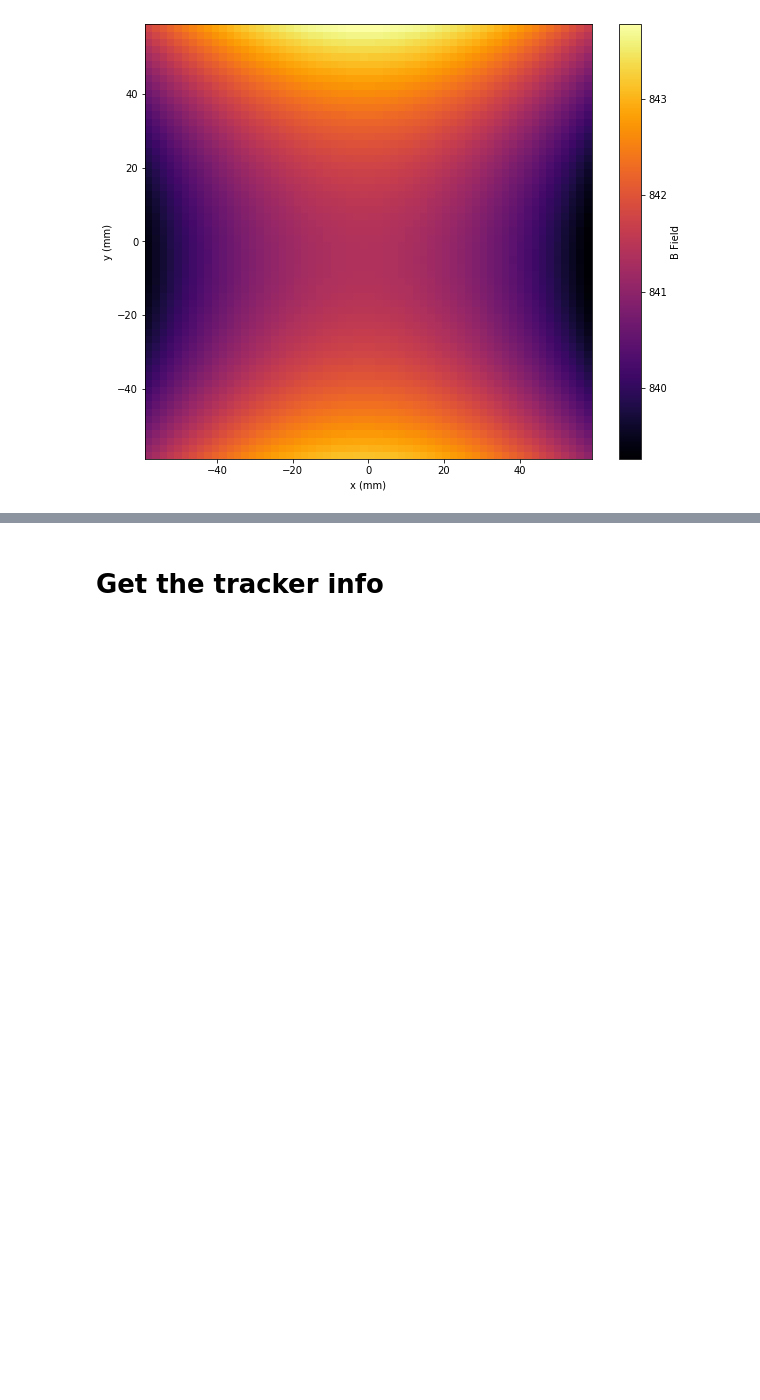
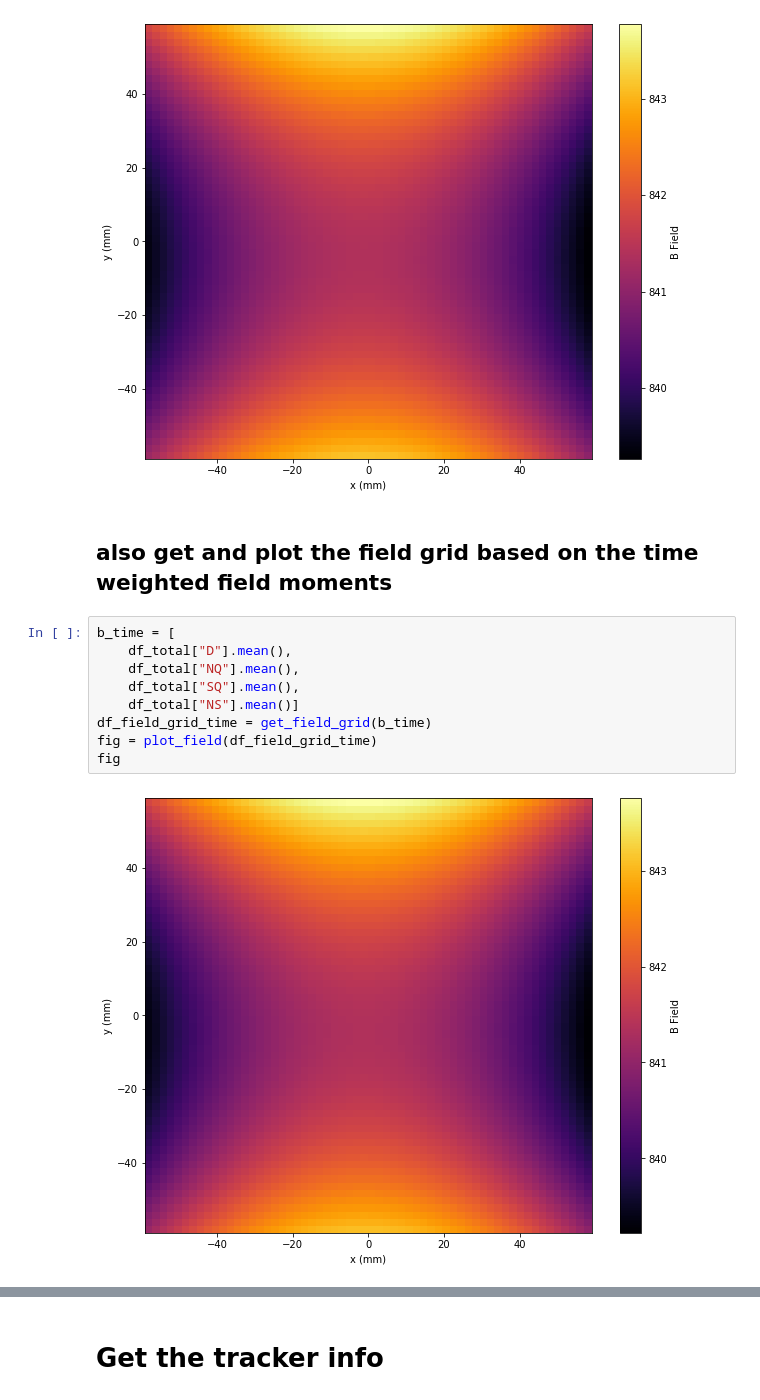
Before and after one commit to jasonbono/MuonConvolution, a Jupyter notebook: analysis/systematics/beam_motion.ipynb, the cells around one changed output, grey strips where cells are left out. Saved outputs shown, nothing was run; the diff lists cells and outputs as text; blank space fills up the shorter version.

```diff
--- a/analysis/systematics/beam_motion.ipynb
+++ b/analysis/systematics/beam_motion.ipynb
@@ -64,3 +64,16 @@ fig = plot_field(df_field_grid)
 fig
 # %% [output]
 [figure]
+# %% [markdown]
+## also get and plot the field grid based on the time weighted field moments
+# %%
+b_time = [
+    df_total["D"].mean(),
+    df_total["NQ"].mean(),
+    df_total["SQ"].mean(),
+    df_total["NS"].mean()]
+df_field_grid_time = get_field_grid(b_time)
+fig = plot_field(df_field_grid_time)
+fig
+# %% [output]
+[figure, added]
```
Also changed, not shown: parts of 40 cells of this notebook, 2 other files.
